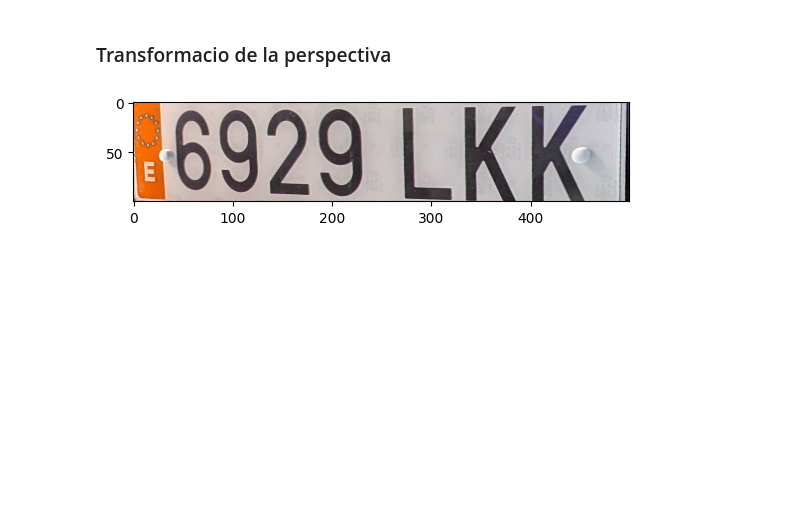
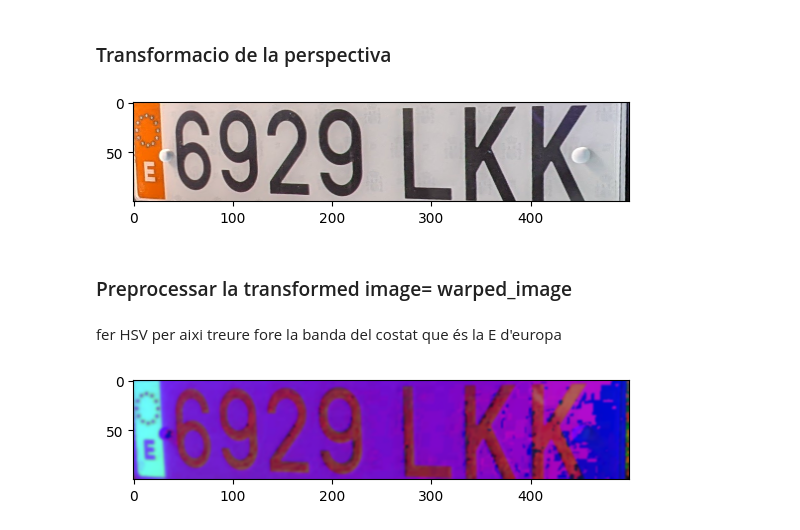
Before and after one commit to NIU1636486/PSIV2_Repte1, a Jupyter notebook: Get_Contours_perspective.ipynb, the cells around one changed output. Saved outputs shown, nothing was run; the diff lists cells and outputs as text; code cells hidden in the pictures; blank space fills up the shorter version.

```diff
--- a/Get_Contours_perspective.ipynb
+++ b/Get_Contours_perspective.ipynb
@@ -195,3 +195,17 @@ plt.imshow(warped_image)
 plt.show()
 # %% [output]
 [figure]
+# %% [markdown]
+### Preprocessar la transformed image= warped_image
+# %% [markdown]
+fer HSV per aixi treure fore la banda del costat que és la E d'europa
+# %%
+# Convert to HSV
+hsv_transformedimage = cv2.cvtColor(warped_image, cv2.COLOR_BGR2HSV)
+
+# Apply Gaussian blur to reduce noise per segmentar
+blurred_transformedimage = cv2.GaussianBlur(hsv_transformedimage, (5, 5), 0)
+plt.imshow(blurred_transformedimage)
+plt.show()
+# %% [output]
+[figure, added]
```
Also changed, not shown: parts of 8 cells of this notebook.
